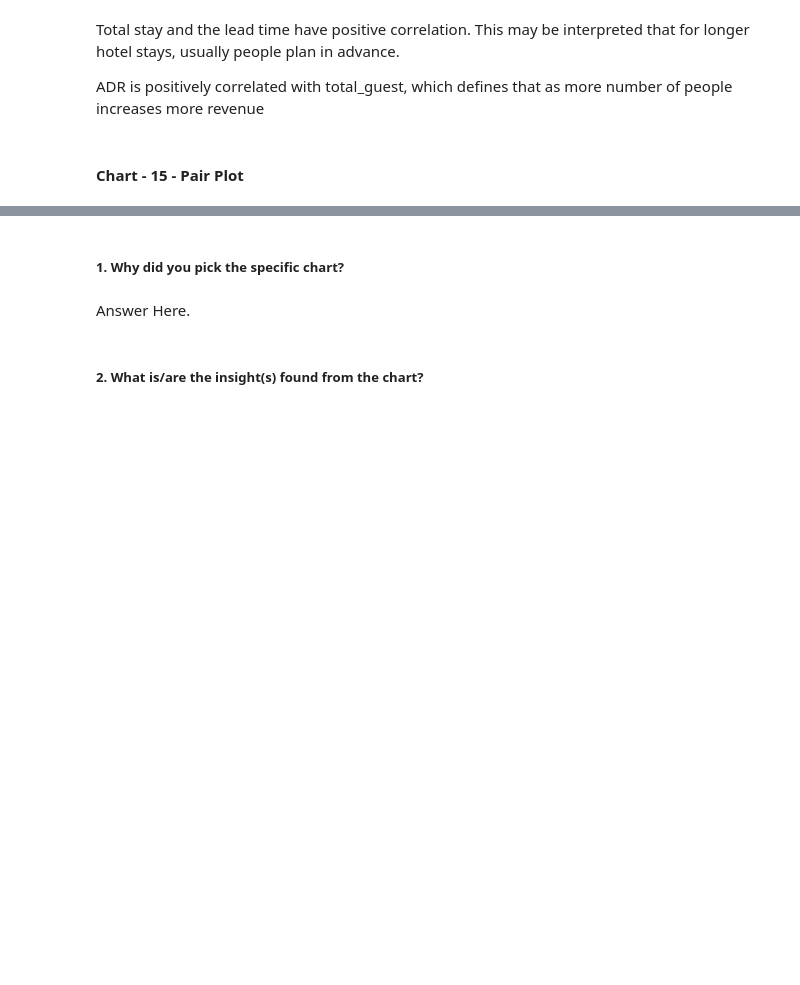
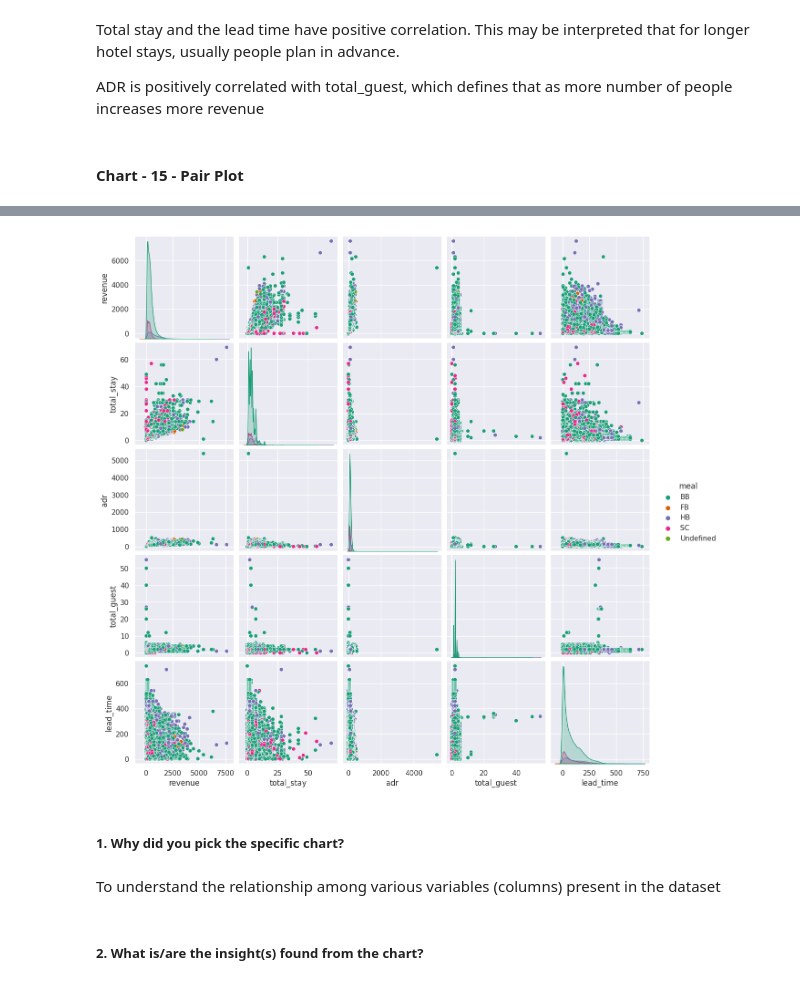
Before and after one commit to vivekMishra121/Hotel_Booking_Analysis_EDA, a Jupyter notebook: Hotel_Booking_Analysis_EDA.ipynb, the cells around one changed output, grey strips where cells are left out. Cells and saved outputs as stored; diff of their text form; code cells hidden in the pictures; blank space fills up the shorter version.

```diff
--- a/Hotel_Booking_Analysis_EDA.ipynb
+++ b/Hotel_Booking_Analysis_EDA.ipynb
@@ -1013,7 +1003,12 @@ ADR is positively correlated with total_guest, which defines that as more number
+# %%
+sns.pairplot(df,vars=['revenue','total_stay','adr','total_guest','lead_time'],hue='meal',palette='Dark2')
+plt.show()
+# %% [output]
+[figure, added]
 # %% [markdown]
 ##### 1. Why did you pick the specific chart?
-# %% [markdown]
-Answer Here.
+# %% [markdown]
+To understand the relationship among various variables (columns) present in the dataset
 # %% [markdown]
 ##### 2. What is/are the insight(s) found from the chart?
 # %% [markdown]
```
Also changed, not shown: parts of 7 cells of this notebook.
